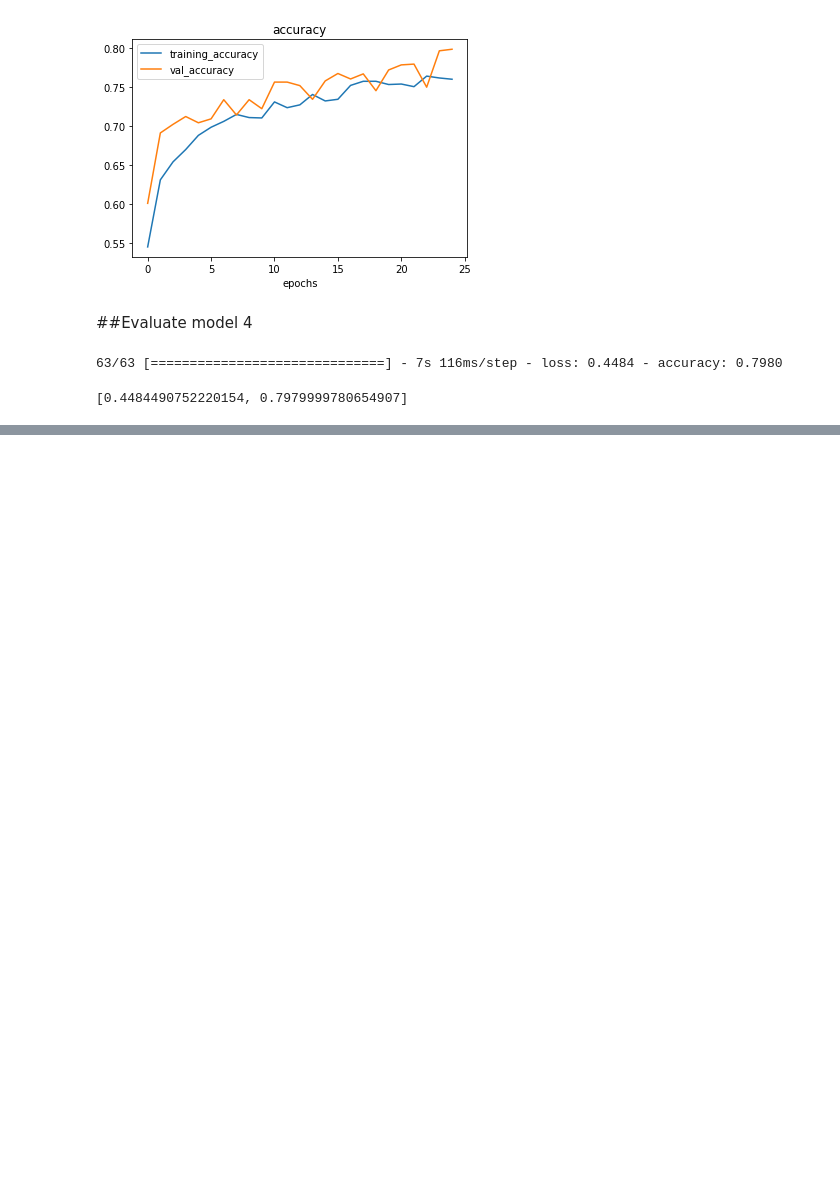
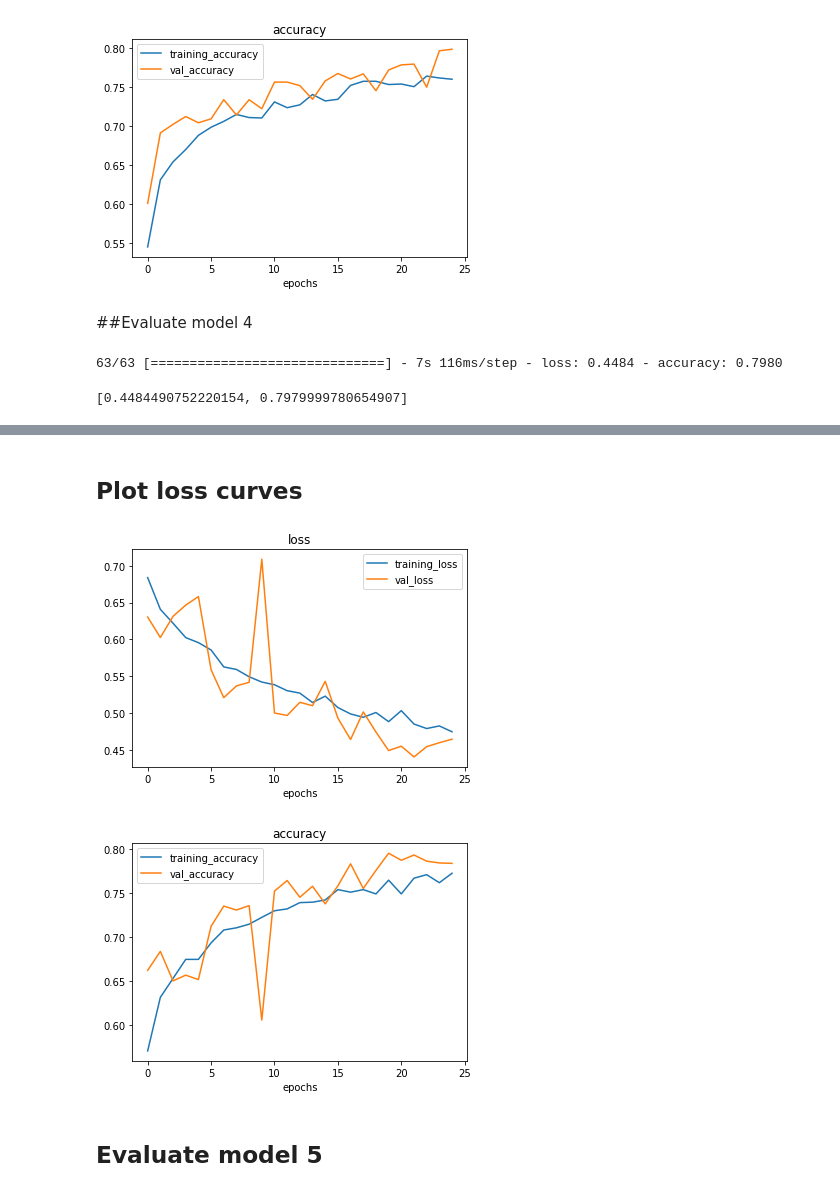
Before and after one commit to bathicodes/EXPERIMENTS, a Jupyter notebook: Dogs_vs_Cats_tiny_VGG.ipynb, the cells around one changed output, grey strips where cells are left out. Drawn from its saved outputs; the diff is of its cells as text; code cells hidden in the pictures; blank space fills up the shorter version.

Commit message:
Added model 5 with more filters in the second Conv2D layer

```diff
--- a/Dogs_vs_Cats_tiny_VGG.ipynb
+++ b/Dogs_vs_Cats_tiny_VGG.ipynb
@@ -337,0 +343,26 @@ model_4.evaluate(test_data)
+# %%
+# create the model 5
+model_5 = tf.keras.models.Sequential()
+
+model_5.add(tf.keras.layers.Conv2D(filters=16, kernel_size=3, activation="relu", input_shape=(64,64,3)))
+model_5.add(tf.keras.layers.MaxPool2D(pool_size=2, strides=2))
+
+model_5.add(tf.keras.layers.Conv2D(filters=32, kernel_size=3, activation="relu"))
+model_5.add(tf.keras.layers.MaxPool2D(pool_size=2, strides=2))
+
+model_5.add(tf.keras.layers.Flatten())
+
+model_5.add(tf.keras.layers.Dense(units=128, activation="relu"))
+model_5.add(tf.keras.layers.Dense(units=1, activation="sigmoid"))
+# %%
+# compile model 5
+model_5.compile(loss="binary_crossentropy",
+                optimizer="Adam",
+                metrics=["accuracy"])
+# %%
+# fit the model 5
+history_5 = model_5.fit(training_data,
+            epochs=25,
+            steps_per_epoch=len(training_data),
+            validation_data=test_data,
+            validation_steps=len(test_data))
@@ -337,0 +387,9 @@ model_4.evaluate(test_data)
+# %% [markdown]
+## Plot loss curves
+# %%
+plot_loss_curves(history_5)
+# %% [output]
+[figure, added]
+[figure, added]
+# %% [markdown]
+## Evaluate model 5
```
Also changed, not shown: parts of 4 cells of this notebook.
